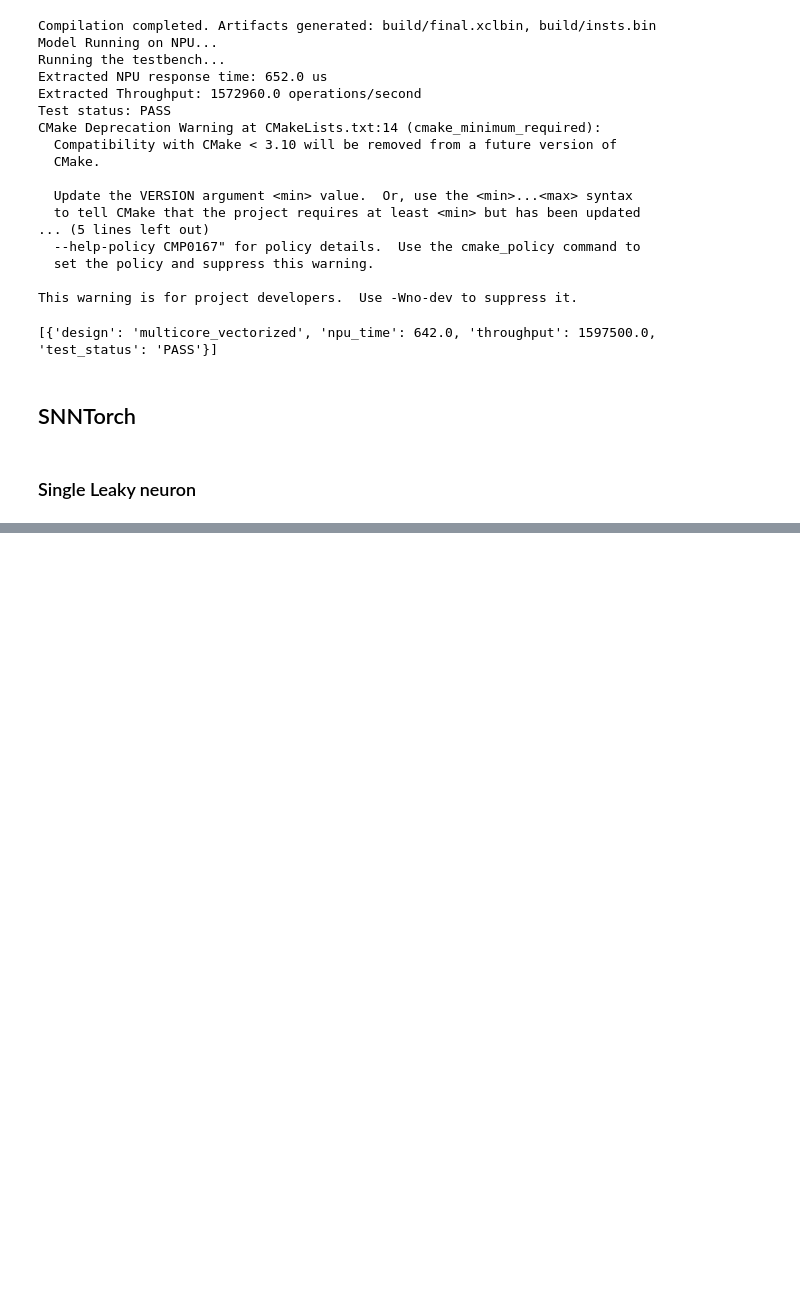
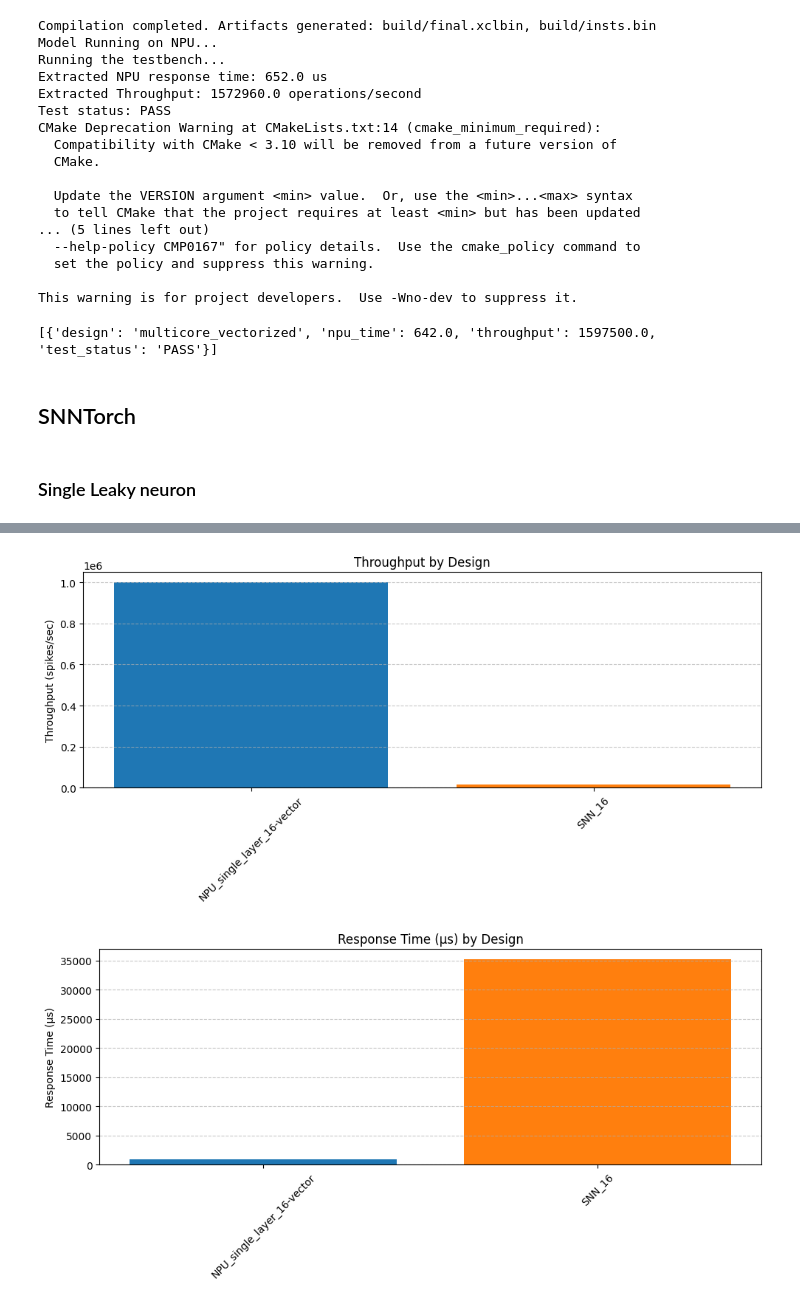
Before and after one commit to necst/SNN-NPU-DL_Framework, a Jupyter notebook: snnDenseLayer/ComparisonSNN.ipynb, the cells around one changed output, grey strips where cells are left out. Saved outputs shown, nothing was run; the diff lists cells and outputs as text; code cells hidden in the pictures; blank space fills up the shorter version.

```diff
--- a/snnDenseLayer/ComparisonSNN.ipynb
+++ b/snnDenseLayer/ComparisonSNN.ipynb
@@ -596,0 +654,9 @@ plot_metrics(metrics)
+# %%
+metrics = [
+    {'design': 'NPU_single_layer_16-vector', 'npu_time': 980.0, 'throughput': 1e6, 'test_status': 'PASS'},
+    {'design': 'SNN_16', 'npu_time': 35169.36, 'throughput': 16804.4, 'test_status': 'PASS'}
+]
+plot_metrics_colors(metrics)
+# %% [output]
+[figure, added]
+[figure, added]
```
Also changed, not shown: parts of 15 cells of this notebook.
